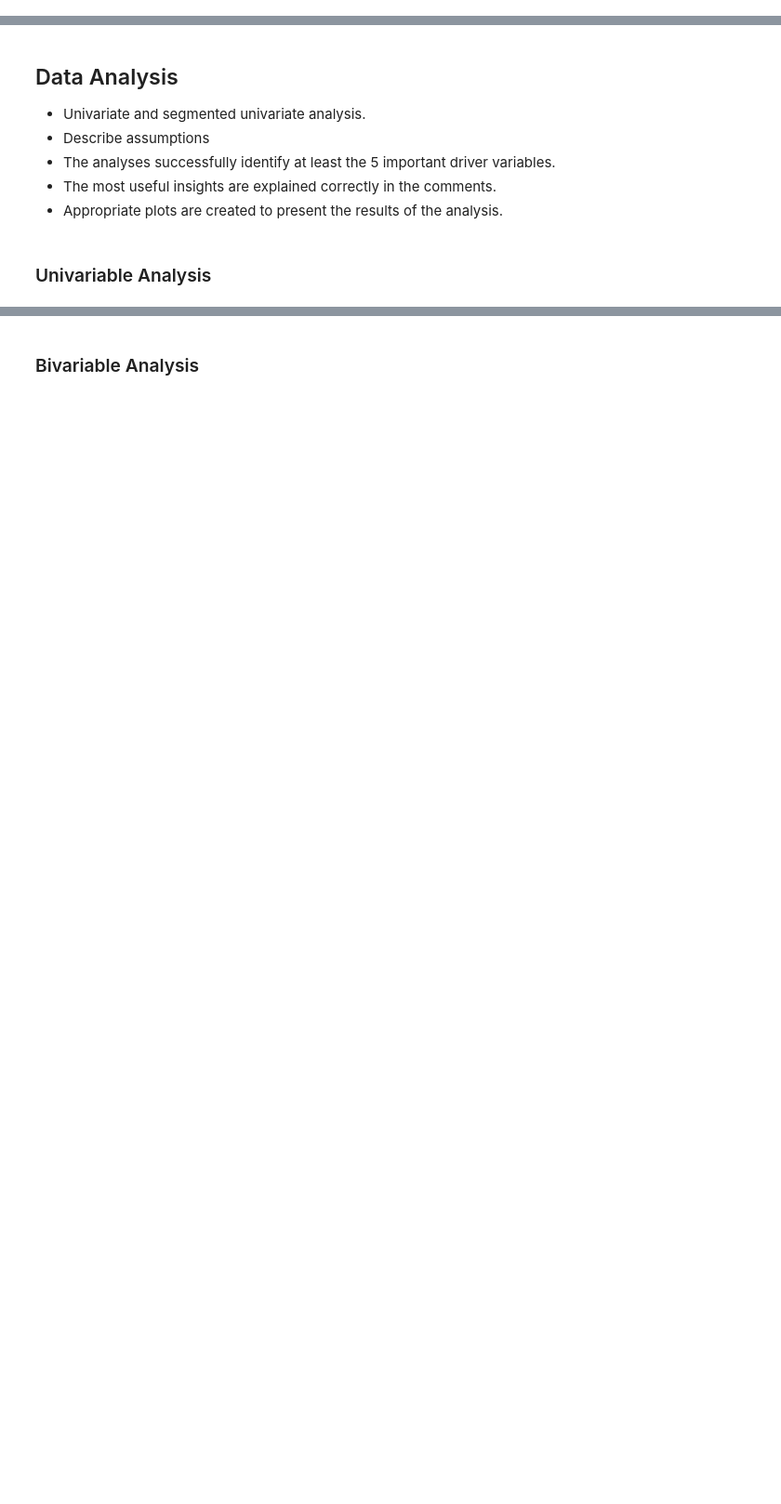
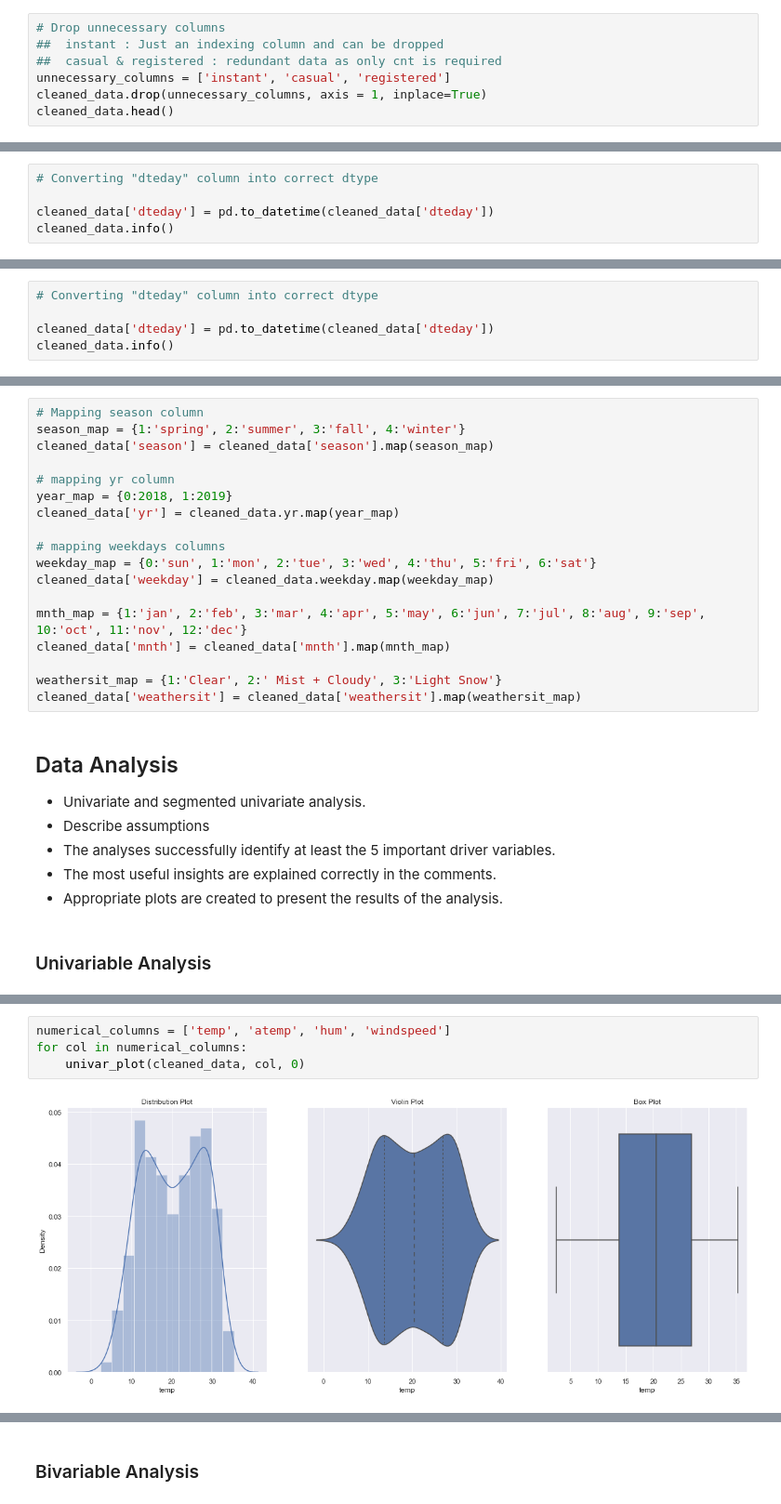
Before and after one commit to dicotips/BikeSharing_DemandPrediction_LinearRegression, a Jupyter notebook: LinearRegressionAssignment.ipynb, the cells around one changed output, grey strips where cells are left out. Shown: that part at 93% size. Saved outputs shown, nothing was run; the diff lists cells and outputs as text; blank space fills up the shorter version.

Commit message:
Added Data Cleaning and Data Analysis

```diff
--- a/LinearRegressionAssignment.ipynb
+++ b/LinearRegressionAssignment.ipynb
@@ -250,0 +281,7 @@ Raw_Data Memory Usage: 1MB
+# %%
+# Drop unnecessary columns
+##  instant : Just an indexing column and can be dropped
+##  casual & registered : redundant data as only cnt is required
+unnecessary_columns = ['instant', 'casual', 'registered']
+cleaned_data.drop(unnecessary_columns, axis = 1, inplace=True)
+cleaned_data.head()
@@ -250,0 +304,5 @@ Raw_Data Memory Usage: 1MB
+# %%
+# Converting "dteday" column into correct dtype
+
+cleaned_data['dteday'] = pd.to_datetime(cleaned_data['dteday'])
+cleaned_data.info()
@@ -251,2 +330,7 @@ Raw_Data Memory Usage: 1MB
 # %% [markdown]
 ### Formatting Data
+# %%
+# Converting "dteday" column into correct dtype
+
+cleaned_data['dteday'] = pd.to_datetime(cleaned_data['dteday'])
+cleaned_data.info()
@@ -253,5 +358,23 @@ Raw_Data Memory Usage: 1MB
 # %% [markdown]
 ### Derived Data
+# %%
+# Mapping season column
+season_map = {1:'spring', 2:'summer', 3:'fall', 4:'winter'}
+cleaned_data['season'] = cleaned_data['season'].map(season_map)
+
+# mapping yr column
+year_map = {0:2018, 1:2019}
+cleaned_data['yr'] = cleaned_data.yr.map(year_map)
+
+# mapping weekdays columns
+weekday_map = {0:'sun', 1:'mon', 2:'tue', 3:'wed', 4:'thu', 5:'fri', 6:'sat'}
+cleaned_data['weekday'] = cleaned_data.weekday.map(weekday_map)
+
+mnth_map = {1:'jan', 2:'feb', 3:'mar', 4:'apr', 5:'may', 6:'jun', 7:'jul', 8:'aug', 9:'sep', 10:'oct', 11:'nov', 12:'dec'}
+cleaned_data['mnth'] = cleaned_data['mnth'].map(mnth_map)
+
+weathersit_map = {1:'Clear', 2:' Mist + Cloudy', 3:'Light Snow'}
+cleaned_data['weathersit'] = cleaned_data['weathersit'].map(weathersit_map)
 # %% [markdown]
 ## Data Analysis
 
@@ -266,0 +399,6 @@ Raw_Data Memory Usage: 1MB
+# %%
+numerical_columns = ['temp', 'atemp', 'hum', 'windspeed']
+for col in numerical_columns:
+    univar_plot(cleaned_data, col, 0)
+# %% [output]
+[figure, added]
```
Also changed, not shown: parts of 32 cells of this notebook.
